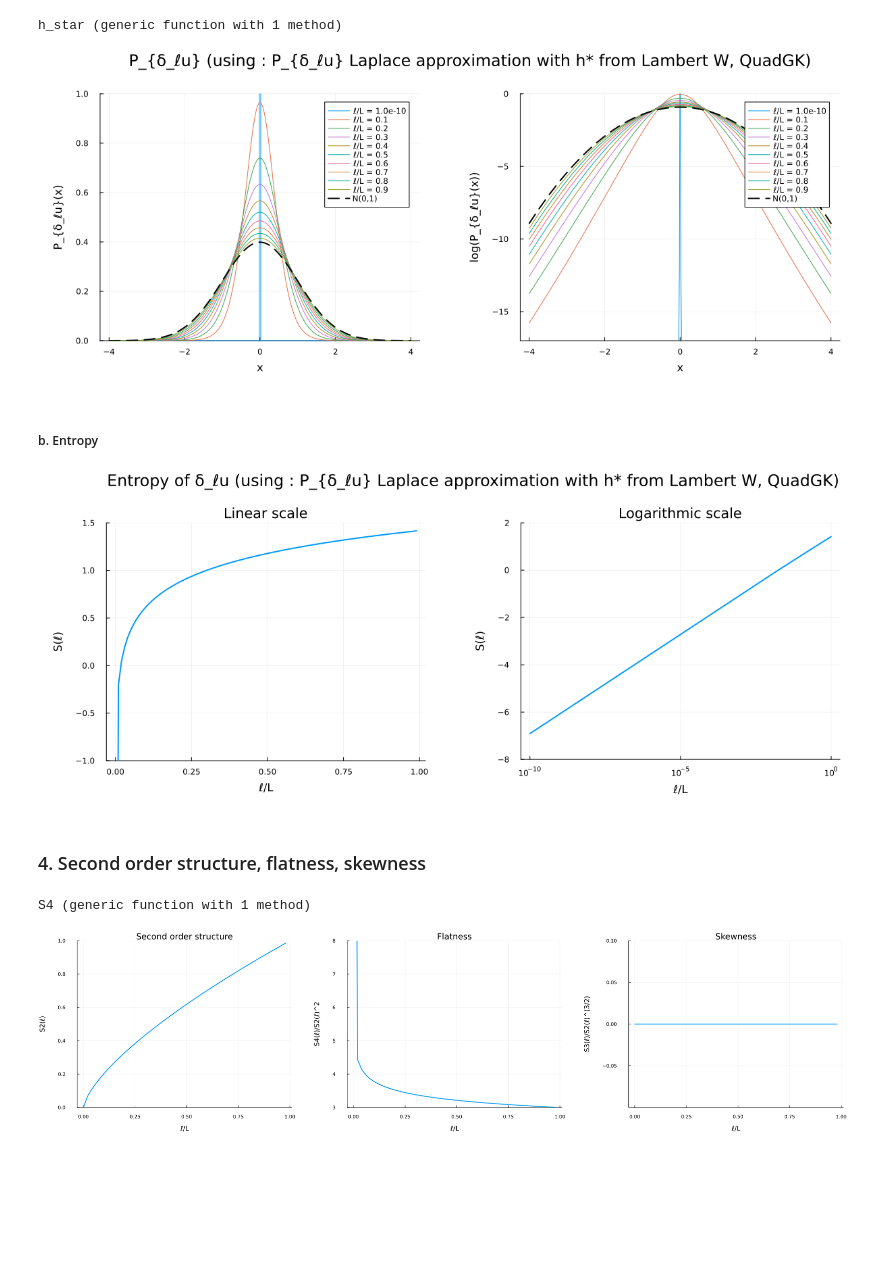
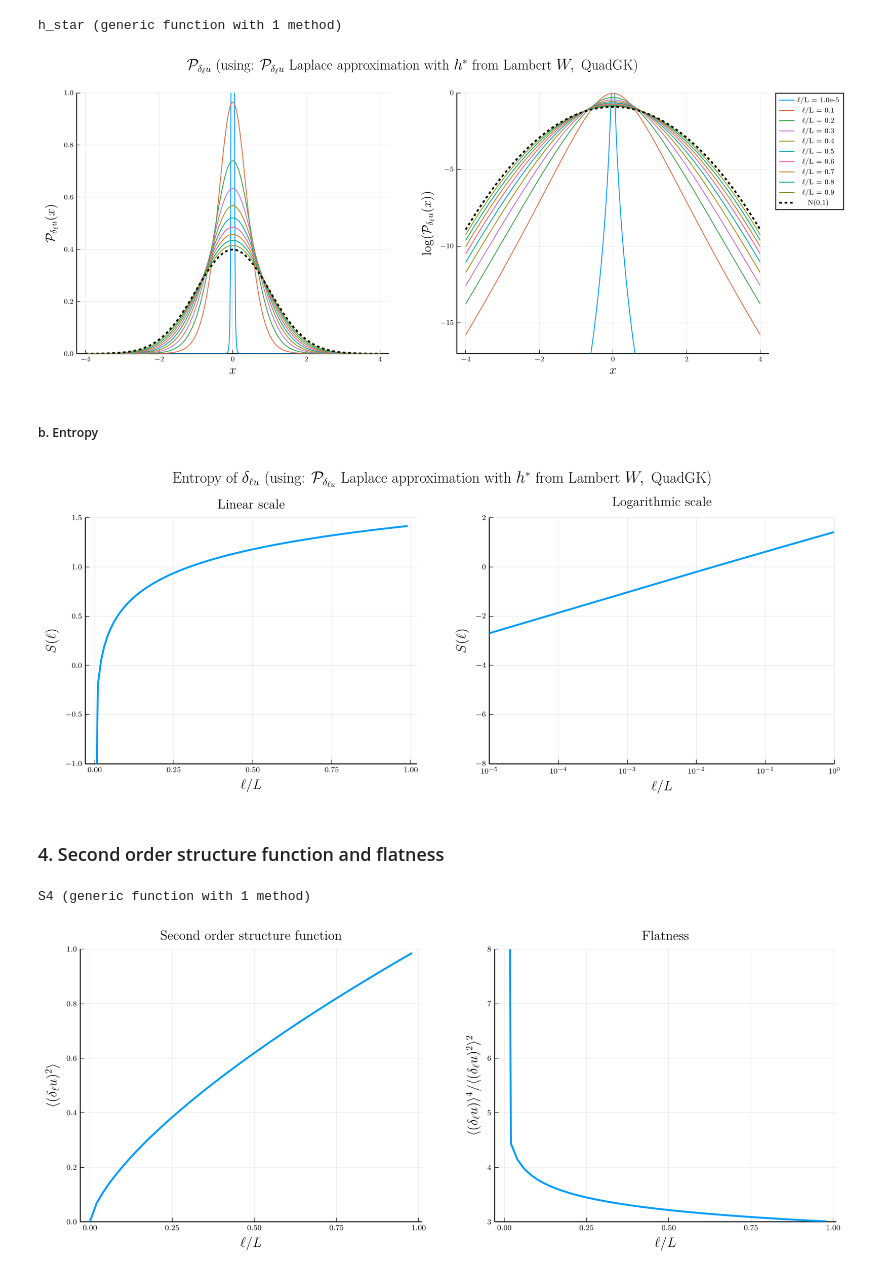
Before and after one commit to pleflohic/turbulence-velocity-increments, a Jupyter notebook: notebooks/non_normalized.ipynb, the cells around one changed output. Saved outputs shown, nothing was run; the diff lists cells and outputs as text; code cells hidden in the pictures; blank space fills up the shorter version.

```diff
--- a/notebooks/non_normalized.ipynb
+++ b/notebooks/non_normalized.ipynb
@@ -235,12 +248,12 @@ h_star(l, x) = (c1 + c2) - lambertw(2 * c2 * abs(log(l / L)) * ((x / σ)^2) * ex
 h_star (generic function with 1 method)
 # %%
 # 1. Setup l and x values
-l_values = 1e-10*L:0.1*L:L
+l_values = 1e-5*L:0.1*L:L
 x_values = -4:0.02:4
 
 # 2. Initialize plots with explicit scales
-p1 = plot(xlabel = "x", ylabel = "P_{δ_ℓu}(x)", ylims=(0, 1), lw = 2, left_margin = 10mm, bottom_margin = 10mm)
-p2 = plot(xlabel = "x", ylabel = "log(P_{δ_ℓu}(x))", ylims=(-17, 0), lw = 2, left_margin = 20mm, bottom_margin = 10mm)
+p1 = plot(xlabel = L"x", ylabel = L"\mathcal{P}_{\delta_\ell u}(x)", ylims=(0, 1), lw = 2, guidefontsize=14, legend=false, left_margin = 10mm)
+p2 = plot(xlabel = L"x", ylabel = L"\log(\mathcal{P}_{\delta_\ell u}(x))", ylims=(-17, 0), lw = 2, guidefontsize=14, left_margin = 10mm)
 # 3. Reference Gaussian (Computed once)
 gauss_pdf = pdf.(Normal(0, 1), x_values)
 
@@ -259,44 +272,47 @@ plot!(p1, x_values, gauss_pdf, label="N(0,1)", lw=2, ls=:dash, color=:black)
 plot!(p2, x_values, log.(gauss_pdf), label="N(0,1)", lw=2, ls=:dash, color=:black)
 
 # 6. Final Layout
-plot(p1, p2, layout = (1, 2), size = (1200, 500), plot_title = "P_{δ_ℓu} (using : P_{δ_ℓu} Laplace approximation with h* from Lambert W, QuadGK)", plot_titlevspan=0.1)
+plot(p1, p2, layout = (1, 2), size = (1200, 500), plot_title = L"\mathcal{P}_{\delta_\ell u} \text{ (using: } \mathcal{P}_{\delta_\ell u} \text{ Laplace approximation with } h^* \text{ from Lambert } W, \text{ QuadGK)}", plot_titlevspan=0.05)
 # %% [output]
-[figure, old version]
+[figure, new version]
 # %% [markdown]
 ##### b. Entropy
 # %%
 # Define l values
-l_values = 1e-10*L:0.01*L:L
+l_values = 1e-5*L:0.01*L:L
 S_values = [compute_entropy_for_l(compute_P_δlu_of_x_Laplace, l, h_star) for l in l_values]
 
 # Create the plot for S(l)
 p1 = plot(l_values./L, S_values,
-          title = "Linear scale",
-          xlabel = "ℓ/L",
-          ylabel = "S(ℓ)",
+          title = L"\text{Linear scale}",
+          xlabel = L"\ell/L",
+          ylabel = L"S(\ell)",
           ylims=(-1, 1.5),
           lw = 2,
+          guidefontsize = 14,
           legend = false,
           left_margin = 10mm,
           bottom_margin = 10mm)
 
 p2 = plot(l_values./L, S_values,
-          title = "Logarithmic scale",
-          xlabel = "ℓ/L",
-          ylabel = "S(ℓ)",
+          title = L"\text{Logarithmic scale}",
+          xlabel = L"\ell/L",
+          ylabel = L"S(\ell)",
+          xlims = (1e-5, 1),
           ylims=(-8, 2),
           xscale = :log10,
           lw = 2,
+          guidefontsize = 14,
           legend = false,
-          left_margin = 20mm,
+          left_margin = 10mm,
           bottom_margin = 10mm)
 
 # Plot
-plot(p1, p2, layout = (1, 2), size = (1200, 500), plot_title = "Entropy of δ_ℓu (using : P_{δ_ℓu} Laplace approximation with h* from Lambert W, QuadGK)", plot_titlevspan=0.1)
+plot(p1, p2, layout = (1, 2), size = (1200, 500), plot_title = L"\text{Entropy of } \delta_{\ell u} \text{ (using: } \mathcal{P}_{\delta_{\ell u}} \text{ Laplace approximation with } h^* \text{ from Lambert } W, \text{ QuadGK)}", plot_titlevspan=0.07)
 # %% [output]
-[figure, old version]
+[figure, new version]
 # %% [markdown]
-### 4. Second order structure, flatness, skewness
+### 4. Second order structure function and flatness
 # %%
 # Defining structure functions
 
@@ -304,16 +320,6 @@ function S2(l)
     integral, _ = quadgk(
         x -> x^2 * compute_P_δlu_of_x(l, x),
         -Inf, Inf;
-    )
-
-    return integral
-end
-
-function S3(l)
-    integral, _ = quadgk(
-        x -> x^3 * compute_P_δlu_of_x(l, x),
-        -Inf, Inf,
-        atol=1e-9
     )
 
     return integral
@@ -332,44 +338,35 @@ S4 (generic function with 1 method)
 # %%
 # Define l values
 l_values = 1e-10*L:0.02*L:L
 
-# Compute S2, Flatness, and Skewness for each l
+# Compute S2 and Flatness for each l
 S2_values = [S2(l) for l in l_values]
 Flatness_values = [S4(l)/(S2(l)^2) for l in l_values]
-Skewness_values = [S3(l)/(S2(l)^(3/2)) for l in l_values]
 
 # Create the plot
 p1 = plot(l_values./L, S2_values,
-          title = "Second order structure",
-          xlabel = "ℓ/L",
-          ylabel = "S2(ℓ)",
+          title = L"\text{Second order structure function}",
+          xlabel = L"\ell/L",
+          ylabel = L"\langle (\delta_\ell u)^2 \rangle",
           ylims=(0, 1),
           lw = 2,
+          guidefontsize = 14,
           legend = false,
           left_margin = 10mm,
           bottom_margin = 10mm)
 
 p2 = plot(l_values./L, Flatness_values,
-          title = "Flatness",
-          xlabel = "ℓ/L",
-          ylabel = "S4(ℓ)/S2(ℓ)^2",
+          title = L"\text{Flatness}",
+          xlabel = L"\ell/L",
+          ylabel = L"\langle \left( \delta_\ell u \right) \rangle ^4 / \langle (\delta_\ell u)^2 \rangle ^2",
           ylims=(3, 8),
           lw = 2,
+          guidefontsize = 14,
           legend = false,
-          left_margin = 20mm,
-          bottom_margin = 10mm)
-
-p3 = plot(l_values./L, Skewness_values,
-          title = "Skewness",
-          xlabel = "ℓ/L",
-          ylabel = "S3(ℓ)/S2(ℓ)^(3/2)",
-          ylims=(-0.1, 0.1),
-          lw = 2,
-          legend = false,
-          left_margin = 20mm,
+          left_margin = 10mm,
           bottom_margin = 10mm)
 
 # Plot
-plot(p1, p2, p3, layout = (1, 3), size = (2000, 500))
+plot(p1, p2, layout = (1, 2), size = (1200, 500))
 # %% [output]
-[figure, old version]
+[figure, new version]
```
Also changed, not shown: parts of 5 cells of this notebook, 3 other files.
